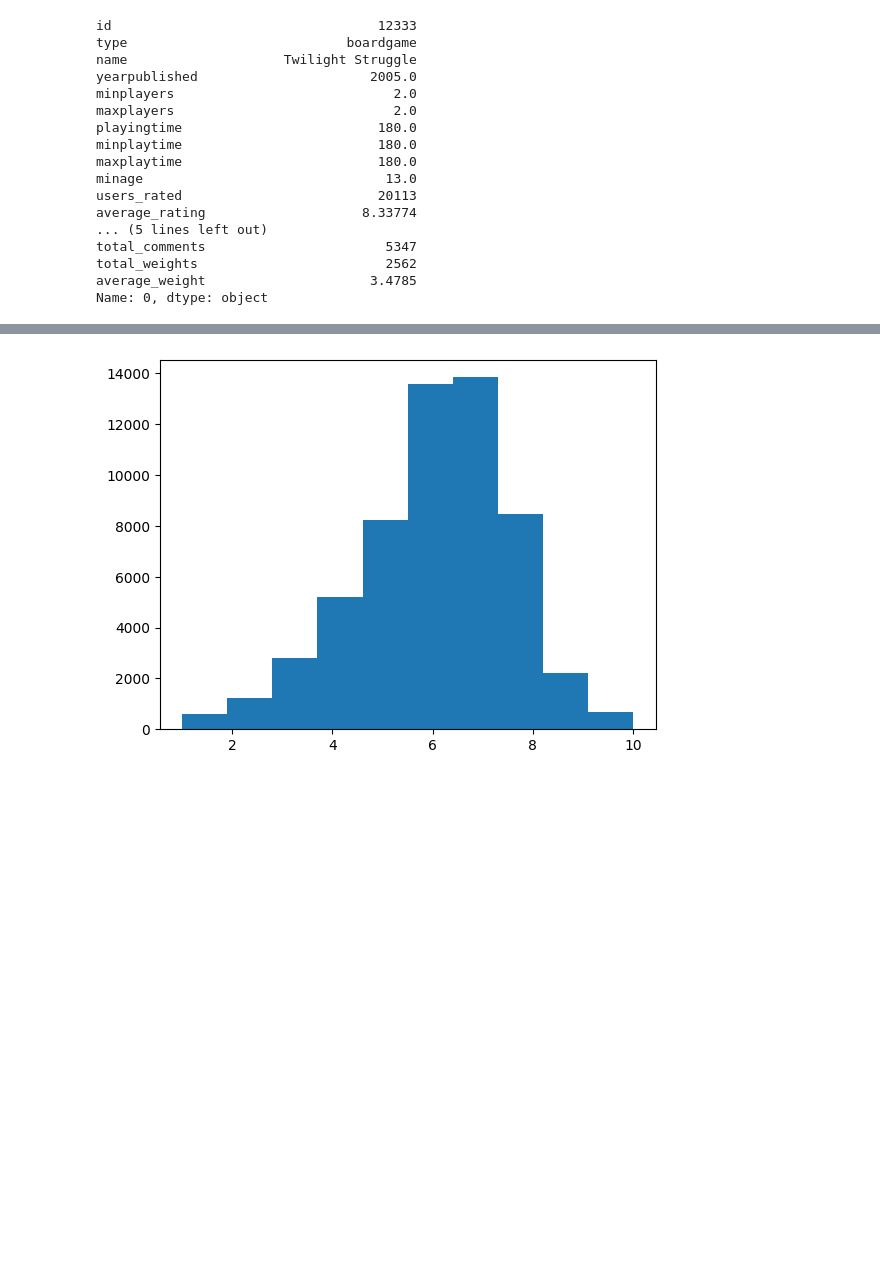
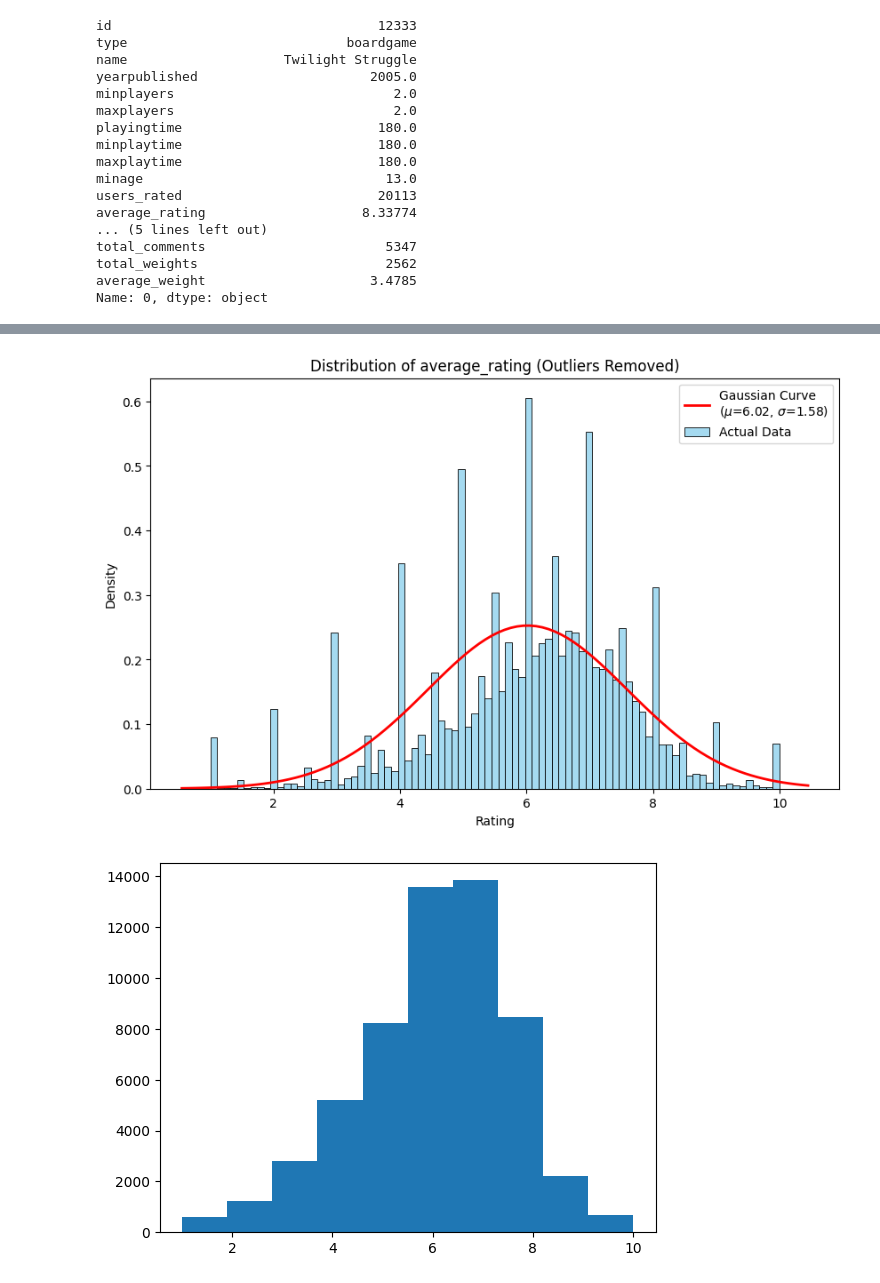
Before and after one commit to malhiaak19/Board-Game-Review-Prediction---ML, a Jupyter notebook: BoardGame.ipynb, the cells around one changed output, grey strips where cells are left out. Drawn from its saved outputs; the diff is of its cells as text; code cells hidden in the pictures; blank space fills up the shorter version.

```diff
--- a/BoardGame.ipynb
+++ b/BoardGame.ipynb
@@ -167,3 +210,36 @@ games = games.dropna(axis=0)
+# %%
+import numpy as np
+from scipy.stats import norm
+# 1. Pick the column you want to check (e.g., 'average_rating')
+column = 'average_rating'
+data = games[column].dropna() # Ensure no missing values
+
+# 2. Calculate the mean and standard deviation
+mu, std = data.mean(), data.std()
+
+# 3. Create the plot
+plt.figure(figsize=(10, 6))
+
+# Plot the histogram (Density=True scales it so the curve fits)
+sns.histplot(data, kde=False, stat="density", color='skyblue', label='Actual Data')
+
+# 4. Calculate the Bell Curve (Gaussian)
+xmin, xmax = plt.xlim()
+x = np.linspace(xmin, xmax, 100)
+p = norm.pdf(x, mu, std)
+
+# 5. Overlay the Curve
+plt.plot(x, p, 'r', linewidth=2, label=f'Gaussian Curve\n($\mu$={mu:.2f}, $\sigma$={std:.2f})')
+
+
+plt.title(f'Distribution of {column} (Outliers Removed)')
+plt.xlabel('Rating')
+plt.ylabel('Density')
+plt.legend()
+plt.savefig("my_gaussian_plot.png", dpi=300, bbox_inches='tight')
+plt.show()
+# %% [output]
+[figure, added]
 # %%
 # Make a histogram of all the average ratings
 plt.hist(games["average_rating"])
```
Also changed, not shown: parts of 14 cells of this notebook.
